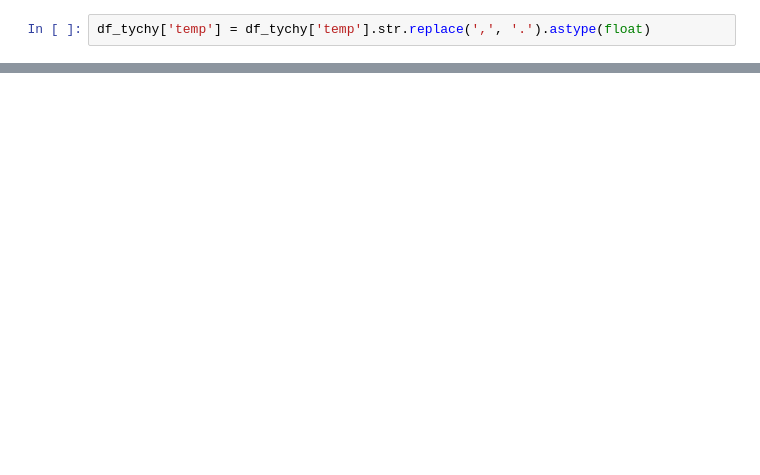
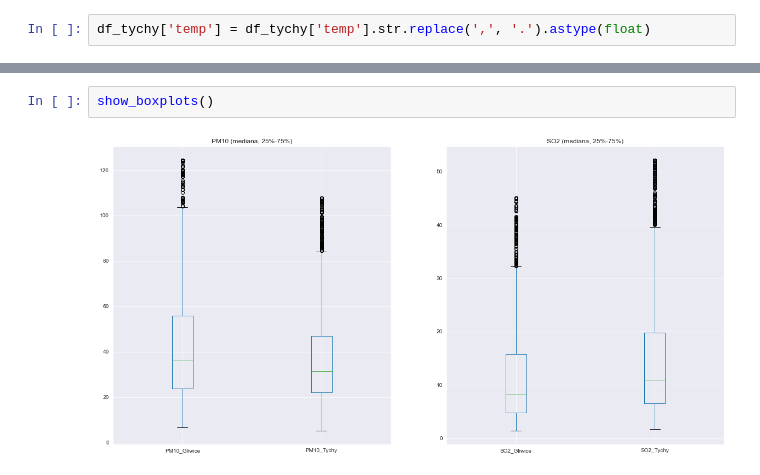
Before and after one commit to panierka/AirQualityComparativeAnalysis, a Jupyter notebook: main.ipynb, the cells around one changed output, grey strips where cells are left out. Saved outputs shown, nothing was run; the diff lists cells and outputs as text; blank space fills up the shorter version.

```diff
--- a/main.ipynb
+++ b/main.ipynb
@@ -171,0 +303,4 @@ stats[stats['% Ważnych obserwacji'] > 70]
+# %%
+show_boxplots()
+# %% [output]
+[figure, added]
```
Also changed, not shown: parts of 21 cells of this notebook.
